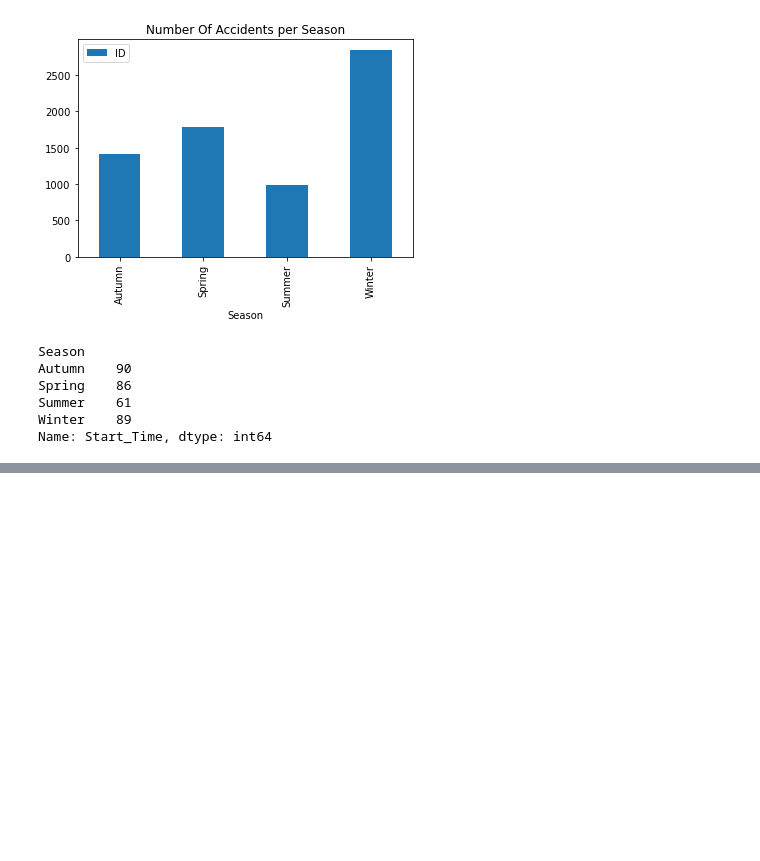
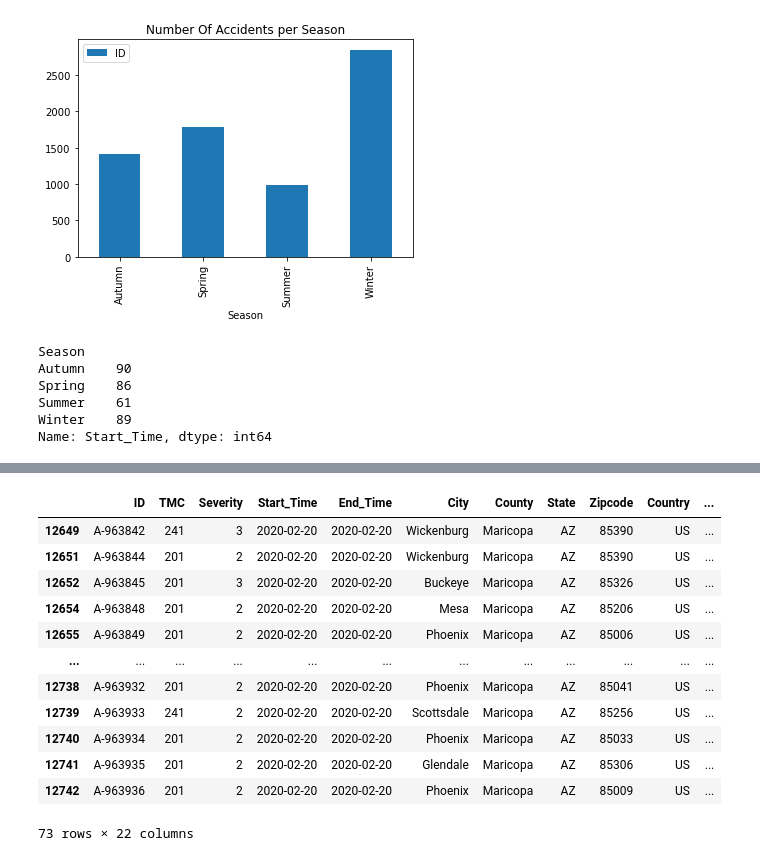
Before and after one commit to samantha8990/Project-1, a Jupyter notebook: JupiterNotebook.ipynb, the cells around one changed output, grey strips where cells are left out. Cells and saved outputs as stored; diff of their text form; code cells hidden in the pictures; blank space fills up the shorter version.

```diff
--- a/JupiterNotebook.ipynb
+++ b/JupiterNotebook.ipynb
@@ -225,0 +257,18 @@ Name: Start_Time, dtype: int64
+# %%
+#Highest Days and Weather conditions
+feb13_data = us_data_maricopa.loc[(us_data_maricopa['Start_Time'] == '2020-02-13')]
+feb20_data = us_data_maricopa.loc[(us_data_maricopa['Start_Time'] == '2020-02-20')]
+# %% [output]
+|  | ID | TMC | Severity | Start_Time | End_Time | City | County | State | Zipcode | Country | ... |
+| 12649 | A-963842 | 241 | 3 | 2020-02-20 | 2020-02-20 | Wickenburg | Maricopa | AZ | 85390 | US | ... |
+| 12651 | A-963844 | 201 | 2 | 2020-02-20 | 2020-02-20 | Wickenburg | Maricopa | AZ | 85390 | US | ... |
+| 12652 | A-963845 | 201 | 3 | 2020-02-20 | 2020-02-20 | Buckeye | Maricopa | AZ | 85326 | US | ... |
+| 12654 | A-963848 | 201 | 2 | 2020-02-20 | 2020-02-20 | Mesa | Maricopa | AZ | 85206 | US | ... |
+| 12655 | A-963849 | 201 | 2 | 2020-02-20 | 2020-02-20 | Phoenix | Maricopa | AZ | 85006 | US | ... |
+| ... | ... | ... | ... | ... | ... | ... | ... | ... | ... | ... | ... |
+| 12738 | A-963932 | 201 | 2 | 2020-02-20 | 2020-02-20 | Phoenix | Maricopa | AZ | 85041 | US | ... |
+| 12739 | A-963933 | 241 | 2 | 2020-02-20 | 2020-02-20 | Scottsdale | Maricopa | AZ | 85256 | US | ... |
+| 12740 | A-963934 | 201 | 2 | 2020-02-20 | 2020-02-20 | Phoenix | Maricopa | AZ | 85033 | US | ... |
+| 12741 | A-963935 | 201 | 2 | 2020-02-20 | 2020-02-20 | Glendale | Maricopa | AZ | 85306 | US | ... |
+| 12742 | A-963936 | 201 | 2 | 2020-02-20 | 2020-02-20 | Phoenix | Maricopa | AZ | 85009 | US | ... |
+73 rows × 22 columns
```
Also changed, not shown: parts of 7 cells of this notebook.
